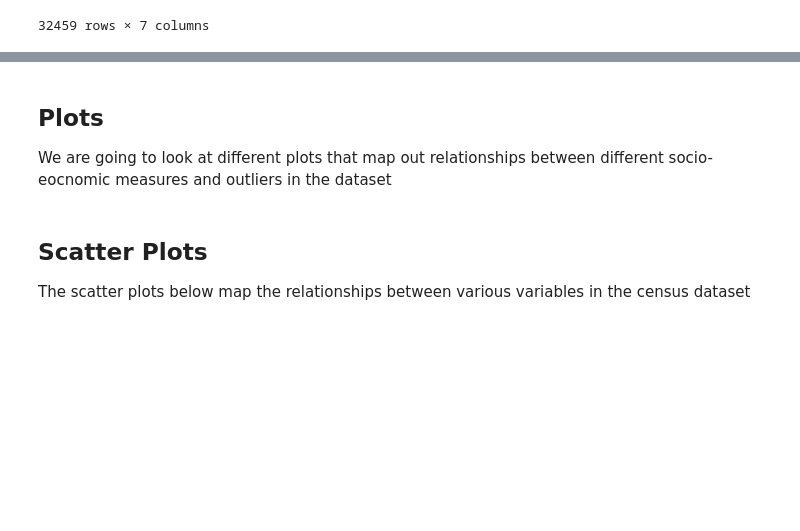
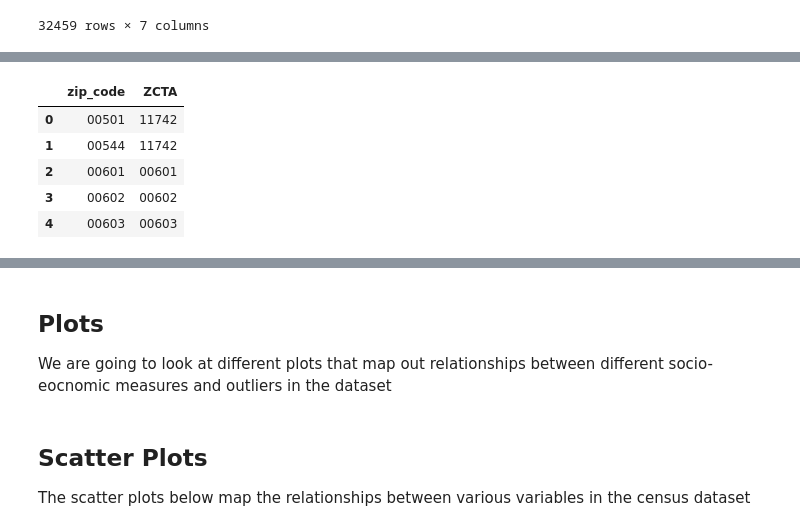
Before and after one commit to poojaisabelle/ETL-Project, a Jupyter notebook: 02_transform_census/02_transform_census_pooja.ipynb, the cells around one changed output, grey strips where cells are left out. Cells and saved outputs as stored; diff of their text form; code cells hidden in the pictures; blank space fills up the shorter version.

```diff
--- a/02_transform_census/02_transform_census_pooja.ipynb
+++ b/02_transform_census/02_transform_census_pooja.ipynb
@@ -339,0 +346,11 @@ clean_census
+# %%
+ # Read in census csv
+zip_to_zcta_df = pd.read_csv("../02_transform_zip_zcta/zcta.csv", dtype ='str')
+zip_to_zcta_df.head()
+# %% [output]
+|  | zip_code | ZCTA |
+| 0 | 00501 | 11742 |
+| 1 | 00544 | 11742 |
+| 2 | 00601 | 00601 |
+| 3 | 00602 | 00602 |
+| 4 | 00603 | 00603 |
```
Also changed, not shown: parts of 11 cells of this notebook, 1 other file.
